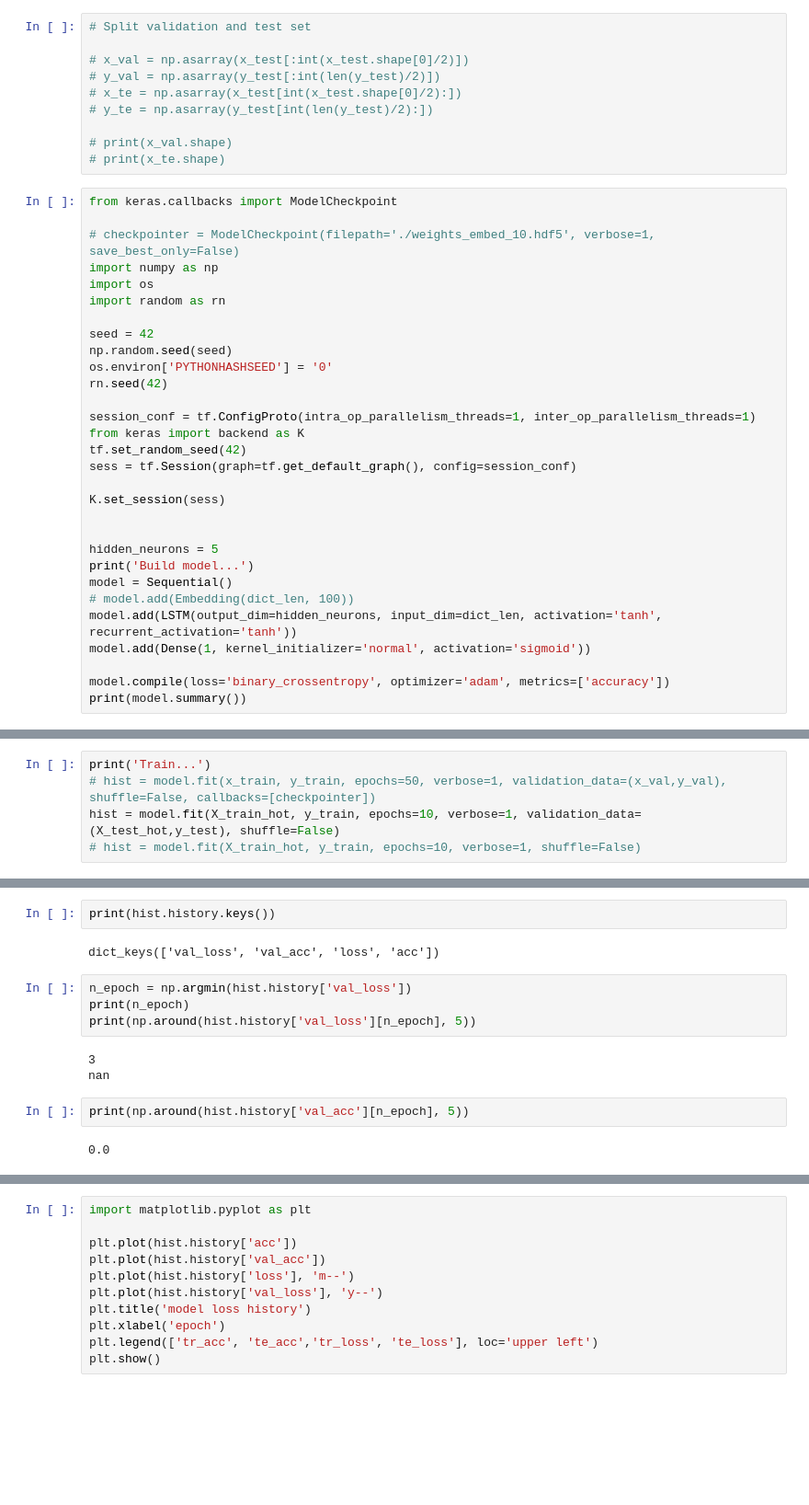
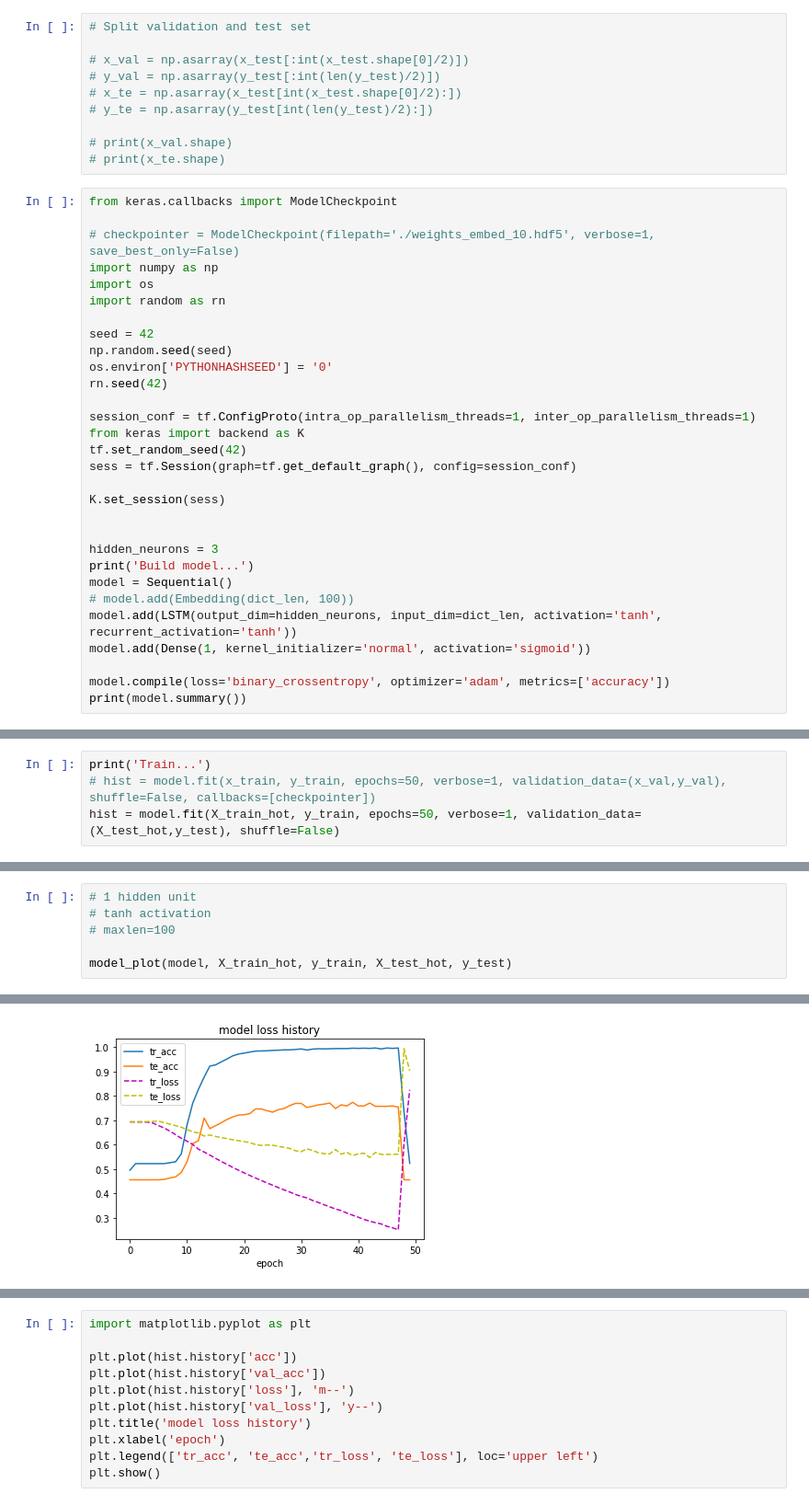
Before and after one commit to mrugami19/MovieReview, a Jupyter notebook: transparency-preprocessing-extraction/lstm.ipynb, the cells around one changed output, grey strips where cells are left out. Shown: that part at 92% size. Drawn from its saved outputs; the diff is of its cells as text; blank space fills up the shorter version.

```diff
--- a/transparency-preprocessing-extraction/lstm.ipynb
+++ b/transparency-preprocessing-extraction/lstm.ipynb
@@ -305,7 +269,7 @@ sess = tf.Session(graph=tf.get_default_graph(), config=session_conf)
 K.set_session(sess)
 
 
-hidden_neurons = 5
+hidden_neurons = 3
 print('Build model...')
 model = Sequential()
 # model.add(Embedding(dict_len, 100))
@@ -331,8 +295,7 @@ None
 # %%
 print('Train...')
 # hist = model.fit(x_train, y_train, epochs=50, verbose=1, validation_data=(x_val,y_val), shuffle=False, callbacks=[checkpointer])
-hist = model.fit(X_train_hot, y_train, epochs=10, verbose=1, validation_data=(X_test_hot,y_test), shuffle=False)
-# hist = model.fit(X_train_hot, y_train, epochs=10, verbose=1, shuffle=False)
+hist = model.fit(X_train_hot, y_train, epochs=50, verbose=1, validation_data=(X_test_hot,y_test), shuffle=False)
 # %% [output]
 Train...
 Train on 1333 samples, validate on 667 samples
@@ -381,15 +317,7 @@ Test :  0.544
-# %%
-print(hist.history.keys())
-# %% [output]
-dict_keys(['val_loss', 'val_acc', 'loss', 'acc'])
-# %%
-n_epoch = np.argmin(hist.history['val_loss'])
-print(n_epoch)
-print(np.around(hist.history['val_loss'][n_epoch], 5))
-# %% [output]
-3
-nan
-# %%
-print(np.around(hist.history['val_acc'][n_epoch], 5))
-# %% [output]
-0.0
+# %%
+# 1 hidden unit
+# tanh activation
+# maxlen=100
+
+model_plot(model, X_train_hot, y_train, X_test_hot, y_test)
+# %% [output]
@@ -395,0 +341 @@ print(np.around(hist.history['val_acc'][n_epoch], 5))
+[figure, added]
```
Also changed, not shown: parts of 10 cells of this notebook, 5 other files.
